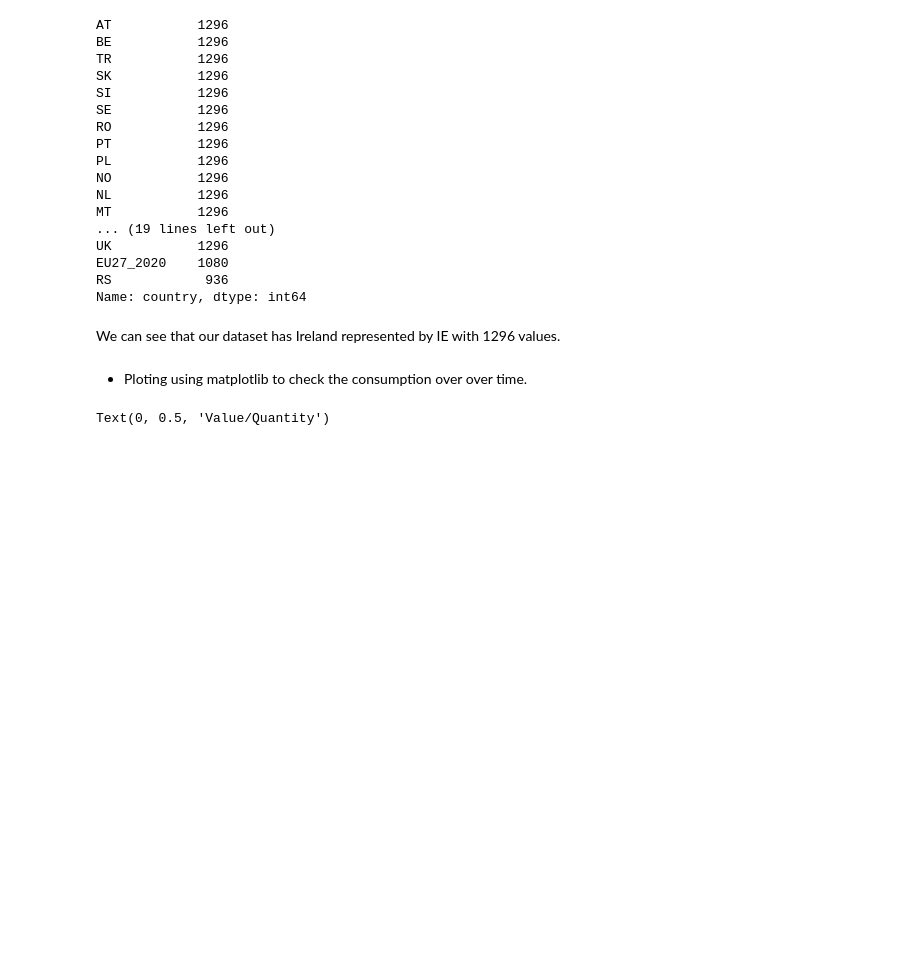
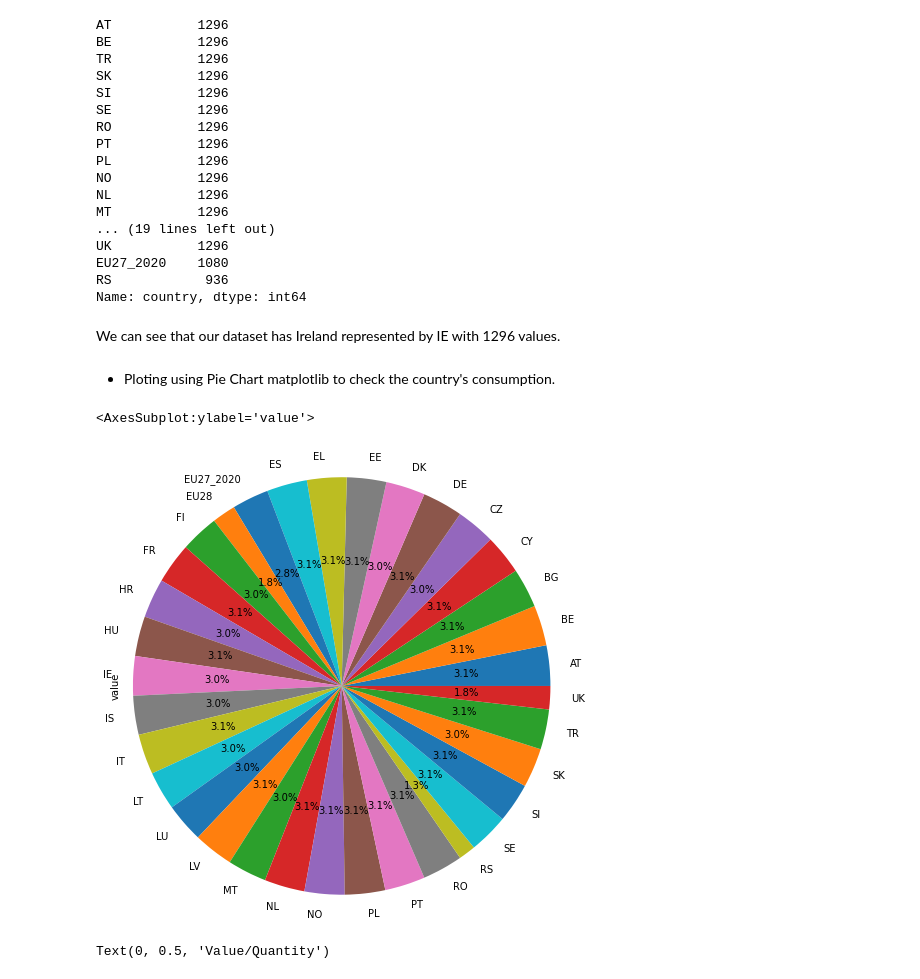
Before and after one commit to kellyc-j/MenuAssistance_project_y4, a Jupyter notebook: No. 2 Menu Assistance.ipynb, the cells around one changed output. Saved outputs shown, nothing was run; the diff lists cells and outputs as text; code cells hidden in the pictures; blank space fills up the shorter version.

Commit message:
Data Preparation

```diff
--- a/No. 2 Menu Assistance.ipynb
+++ b/No. 2 Menu Assistance.ipynb
@@ -135,7 +133,13 @@ Name: country, dtype: int64
 # %% [markdown]
 We can see that our dataset has Ireland represented by IE with 1296 values.
 # %% [markdown]
-- Ploting using matplotlib to check the consumption over over time.
+- Ploting using Pie Chart matplotlib to check the country's consumption.
+# %%
+pieEDA_dataFruitVeg = dataFruitVeg.groupby('country')['value'].sum()
+pieEDA_dataFruitVeg.plot.pie(figsize=(8,8), radius=1.2, autopct='%1.1f%%')
+# %% [output]
+<AxesSubplot:ylabel='value'>
+[figure, added]
 # %%
 #dataFruitVeg.plot(kind = 'hist', x='time', figsize=(15,10))
 dataFruitVeg.plot(kind = 'hist', x='time')
```
Also changed, not shown: parts of 110 cells of this notebook.
